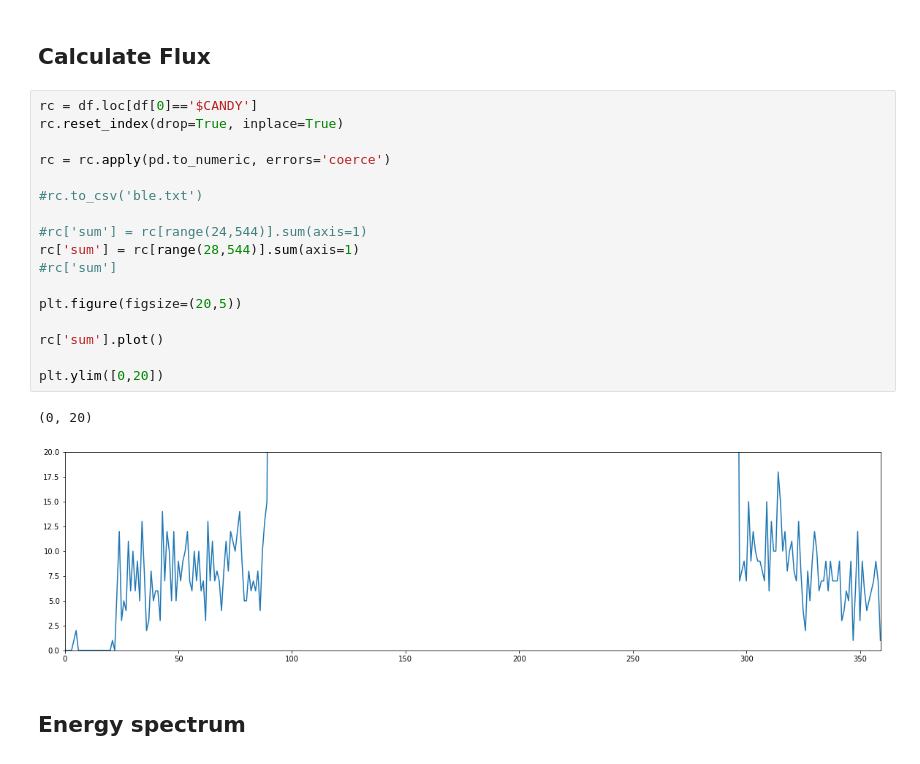
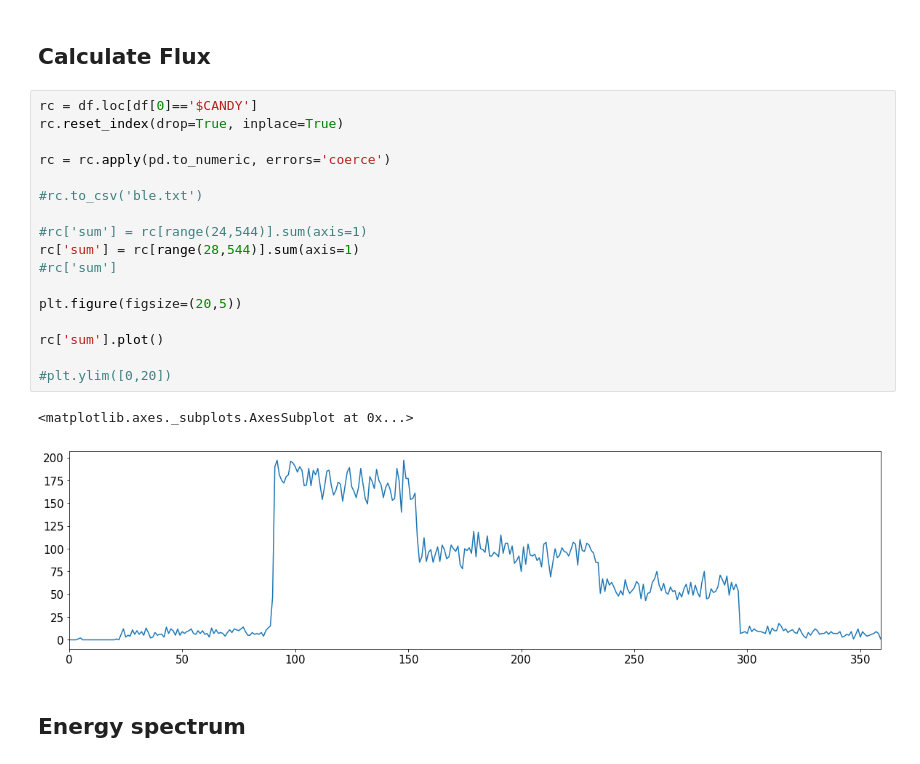
Before and after one commit to ODZ-UJF-AV-CR/AIRDOS-parser, a Jupyter notebook: AIRDOS_parser.ipynb, the cells around one changed output. Drawn from its saved outputs; the diff is of its cells as text.

```diff
--- a/AIRDOS_parser.ipynb
+++ b/AIRDOS_parser.ipynb
@@ -81,23 +81,23 @@ df6.to_csv('ble.txt')
 # %%
 rc = df.loc[df[0]=='$CANDY']
 rc.reset_index(drop=True, inplace=True)
 
 rc = rc.apply(pd.to_numeric, errors='coerce')
 
 #rc.to_csv('ble.txt')
 
 #rc['sum'] = rc[range(24,544)].sum(axis=1)
 rc['sum'] = rc[range(28,544)].sum(axis=1)
 #rc['sum']
 
 plt.figure(figsize=(20,5))
 
 rc['sum'].plot()
 
-plt.ylim([0,20])
+#plt.ylim([0,20])
 # %% [output]
-(0, 20)
+<matplotlib.axes._subplots.AxesSubplot at 0x...>
-[figure, old version]
+[figure, new version]
 # %% [markdown]
 ## Energy spectrum
 # %%
```
Also changed, not shown: parts of 2 cells of this notebook, 2 other files.
